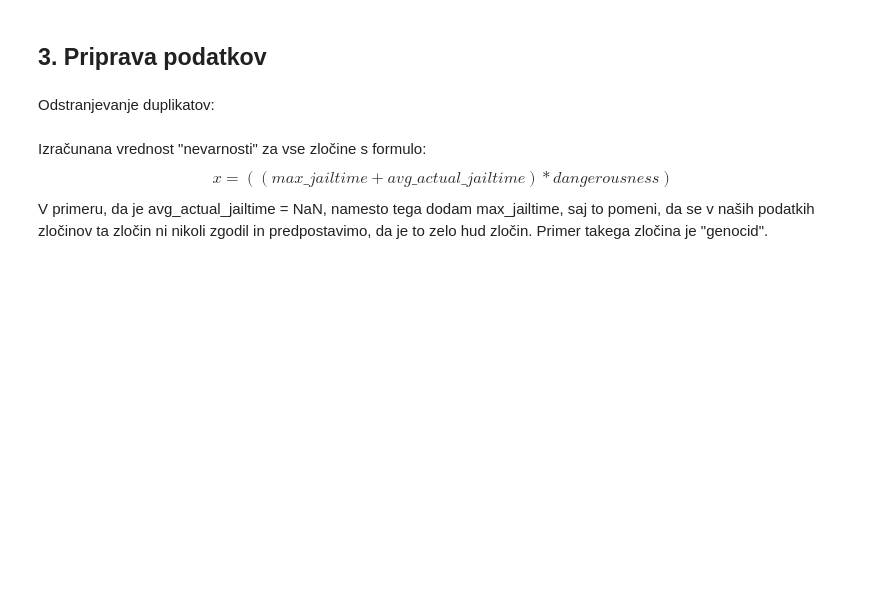
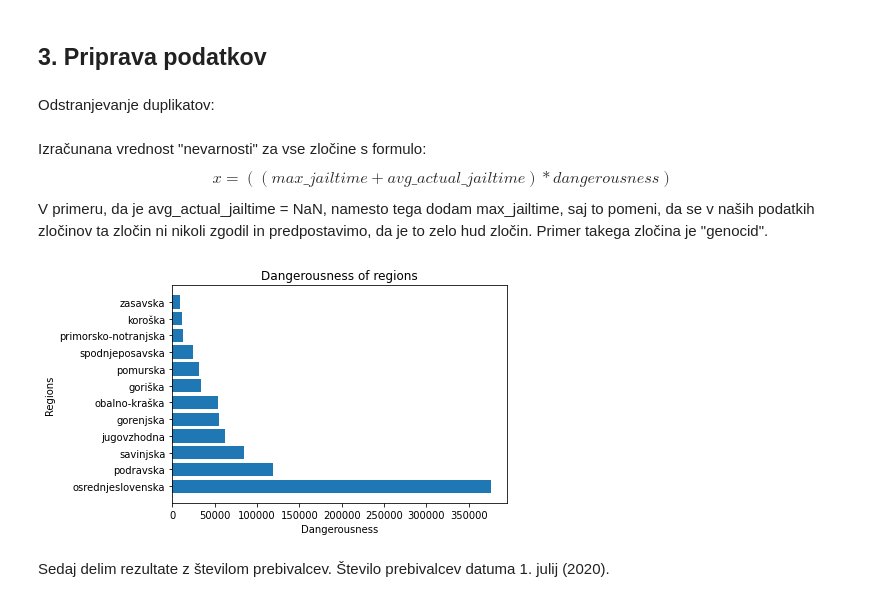
Before and after one commit to zrezke/PR21mlfjis, a Jupyter notebook: data_processing/varnost_posameznih_regij.ipynb, the cells around one changed output. Cells and saved outputs as stored; diff of their text form; code cells hidden in the pictures; blank space fills up the shorter version.

Commit message:
dangerousness per region

```diff
--- a/data_processing/varnost_posameznih_regij.ipynb
+++ b/data_processing/varnost_posameznih_regij.ipynb
@@ -135,3 +135,18 @@ for kd in main_data:
 # kd_errors = np.array(list(kd_errors_dict.items()), dtype=object)
 # kd_errors = kd_errors[np.argsort(kd_errors[:, 1])[::-1]]
 # kd_errors
+# %%
+np_regije_danger = np.array(list(regije.items()), dtype=object)
+np_regije_danger = np_regije_danger[np.argsort(np_regije_danger[:, 1])[::-1]]
+
+# create graph of dangerousness of regions
+fig, ax = plt.subplots()
+ax.barh(np_regije_danger[:, 0], np_regije_danger[:, 1])
+ax.set_xlabel('Dangerousness')
+ax.set_ylabel('Regions')
+ax.set_title('Dangerousness of regions')
+plt.show()
+# %% [output]
+[figure, added]
+# %% [markdown]
+Sedaj delim rezultate z številom prebivalcev. Število prebivalcev datuma 1. julij (2020).
```
Also changed, not shown: parts of 3 cells of this notebook, 1 other file.
